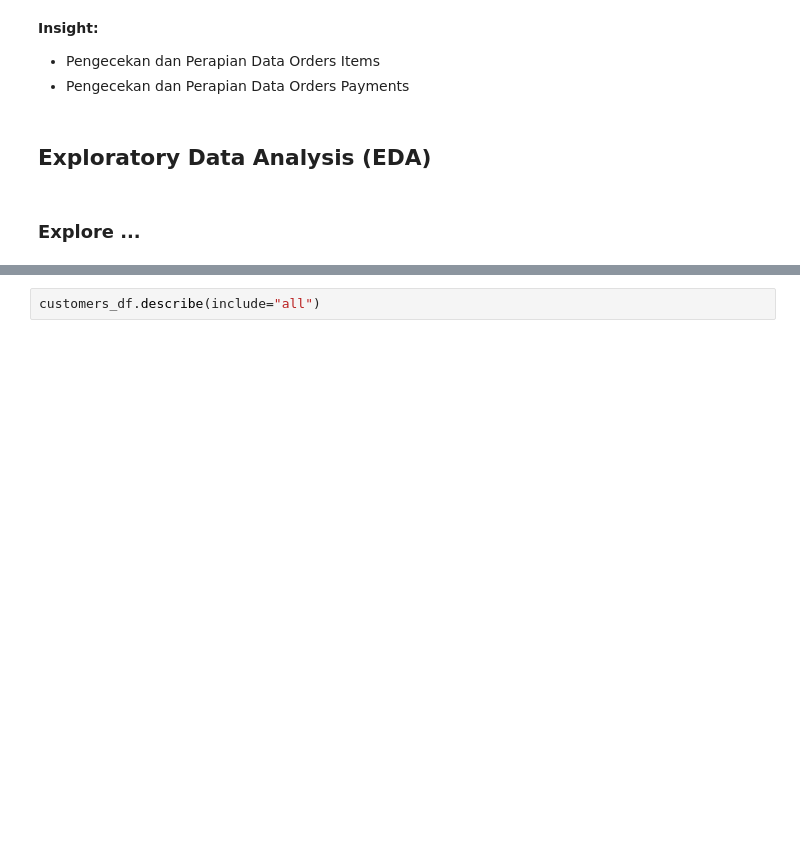
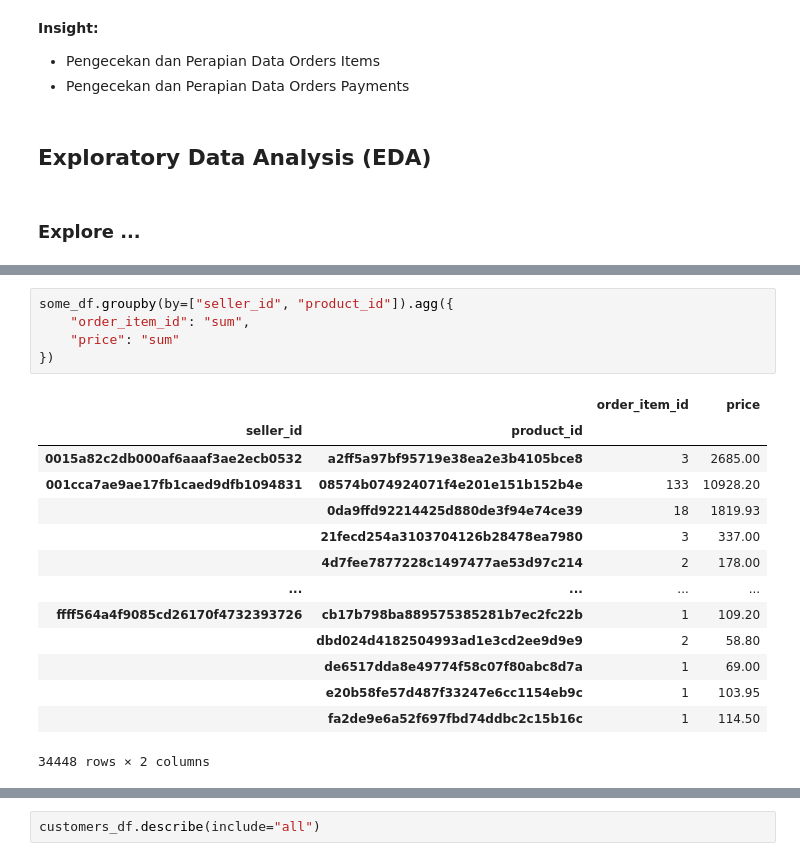
Before and after one commit to suryaadi45/Submision, a Jupyter notebook: notebook.ipynb, the cells around one changed output, grey strips where cells are left out. Saved outputs shown, nothing was run; the diff lists cells and outputs as text; blank space fills up the shorter version.

```diff
--- a/notebook.ipynb
+++ b/notebook.ipynb
@@ -238,0 +280,20 @@ order_payments_df.groupby(by="payment_value").agg({
+# %%
+some_df.groupby(by=["seller_id", "product_id"]).agg({
+    "order_item_id": "sum",
+    "price": "sum"
+})
+# %% [output]
+|  |  | order_item_id | price |
+| seller_id | product_id |  |  |
+| 0015a82c2db000af6aaaf3ae2ecb0532 | a2ff5a97bf95719e38ea2e3b4105bce8 | 3 | 2685.00 |
+| 001cca7ae9ae17fb1caed9dfb1094831 | 08574b074924071f4e201e151b152b4e | 133 | 10928.20 |
+|  | 0da9ffd92214425d880de3f94e74ce39 | 18 | 1819.93 |
+|  | 21fecd254a3103704126b28478ea7980 | 3 | 337.00 |
+|  | 4d7fee7877228c1497477ae53d97c214 | 2 | 178.00 |
+| ... | ... | ... | ... |
+| ffff564a4f9085cd26170f4732393726 | cb17b798ba889575385281b7ec2fc22b | 1 | 109.20 |
+|  | dbd024d4182504993ad1e3cd2ee9d9e9 | 2 | 58.80 |
+|  | de6517dda8e49774f58c07f80abc8d7a | 1 | 69.00 |
+|  | e20b58fe57d487f33247e6cc1154eb9c | 1 | 103.95 |
+|  | fa2de9e6a52f697fbd74ddbc2c15b16c | 1 | 114.50 |
+34448 rows × 2 columns
```
Also changed, not shown: parts of 9 cells of this notebook.
